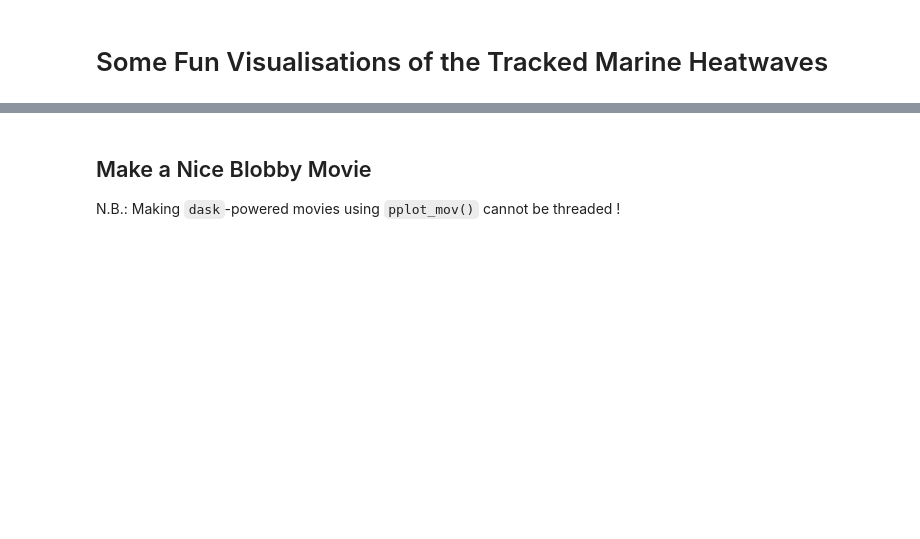
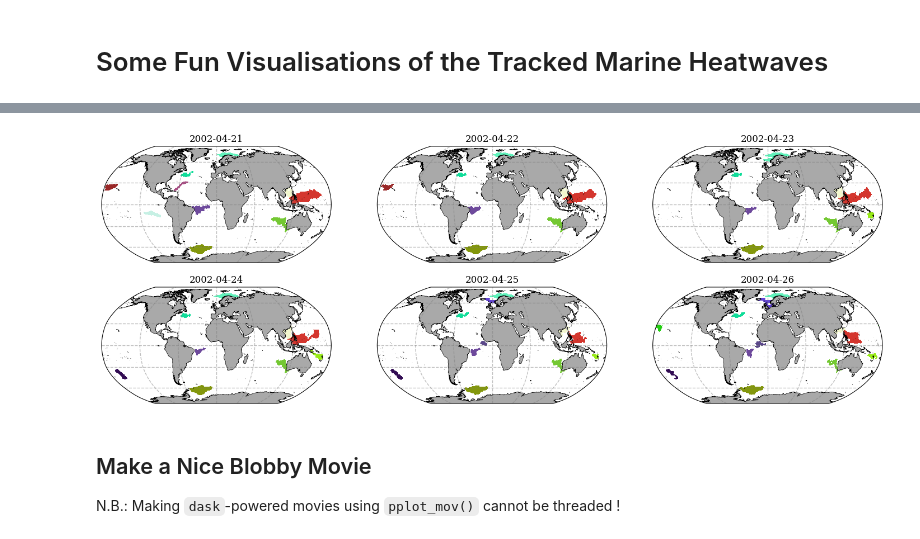
Before and after one commit to wienkers/spot_the_blOb, a Jupyter notebook: notebooks/unstructured/03_visualise_events.ipynb, the cells around one changed output, grey strips where cells are left out. Drawn from its saved outputs; the diff is of its cells as text; code cells hidden in the pictures; blank space fills up the shorter version.

```diff
--- a/notebooks/unstructured/03_visualise_events.ipynb
+++ b/notebooks/unstructured/03_visualise_events.ipynb
@@ -37,7 +86,9 @@ blobs.isel(time=10).plotter.pplot()
 # %%
-blobbys = blobs.isel(time=slice(10,17))
+blobbys = blobs.isel(time=slice(10,16))
 blobbys = blobbys.where(blobbys>0)
 fig, ax = blobbys.plotter.pplot_col(plot_IDs=True, col_wrap=3, show_colorbar=False)
+# %% [output]
+[figure, added]
 # %% [markdown]
 ## Make a Nice Blobby Movie
 N.B.: Making `dask`-powered movies using `pplot_mov()` cannot be threaded !
```
Also changed, not shown: parts of 8 cells of this notebook, 5 other files.
